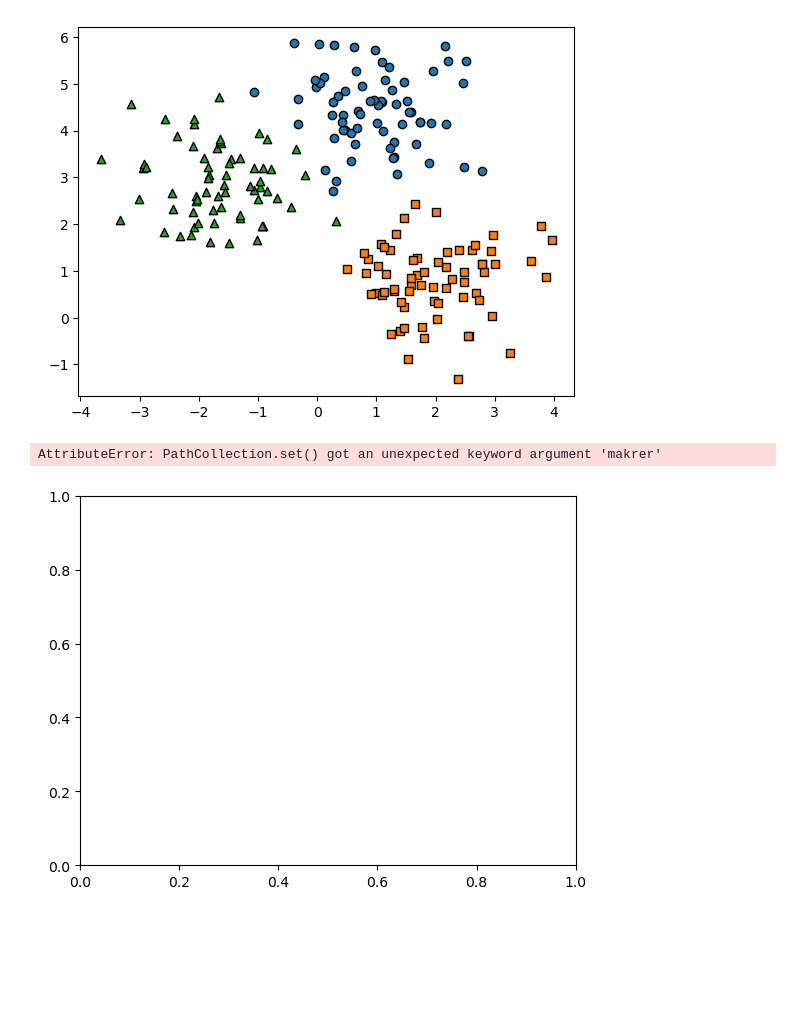
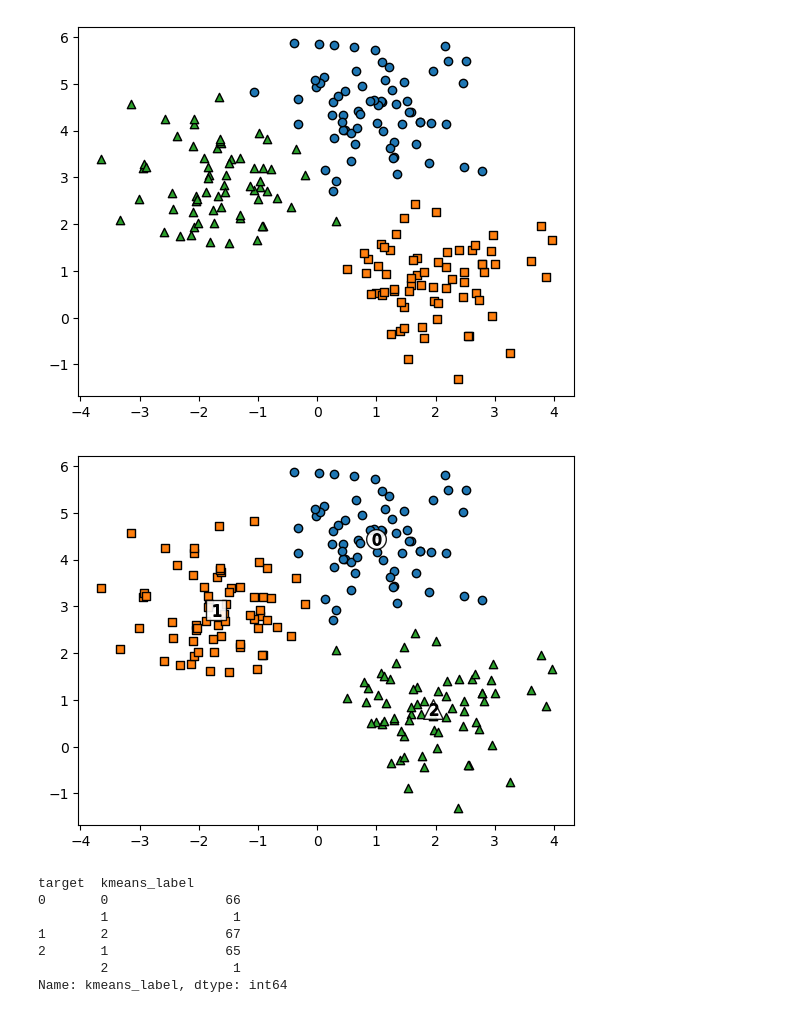
Before and after one commit to kimdyoc13/Cheese_house, a Jupyter notebook: chapter_7_clustering.ipynb, the cells around one changed output. Drawn from its saved outputs; the diff is of its cells as text; code cells hidden in the pictures; blank space fills up the shorter version.

```diff
--- a/chapter_7_clustering.ipynb
+++ b/chapter_7_clustering.ipynb
@@ -133,29 +133,38 @@ plt.show()
 [figure]
 # %%
 # KMeans 객체를 이용해 X 데이터를 K-Means 클러스터링 수행
-kmeans = KMeans(n_clusters = 3, init = 'k-means++', max_iter = 200, random_state = 0)
+kmeans = KMeans(n_clusters = 3, init ='k-means++', max_iter = 200, random_state = 0)
 cluster_labels = kmeans.fit_predict(X)
 clusterDF['kmeans_label'] = cluster_labels
 
 # cluster_centers_ 는 개별 클러스터의 중심 위치 좌표 시각화를 위해 추춣
 centers = kmeans.cluster_centers_
 unique_labels = np.unique(cluster_labels)
-markers = ['o', 'S', '^', 'P', 'D', 'H', 'x']
+markers = ['o', 's', '^', 'P', 'D', 'H', 'x']
 
 # 군집된 label 유형별로 iteration 하면서 marker 별로 scatter plot 수행
 for label in unique_labels:
     label_cluster = clusterDF[clusterDF['kmeans_label'] == label]
     center_x_y  = centers[label]
-    plt.scatter(x = label_cluster['ftr1'], y = label_cluster['ftr2'], edgecolor = 'k',
-                makrer = markers[label] )
+    plt.scatter(x=label_cluster['ftr1'], y=label_cluster['ftr2'], edgecolor = 'k',
+                marker = markers[label] )
 
     # 군집 별 중심 위치 좌표 시각화
     plt.scatter( x = center_x_y[0], y = center_x_y[1], s = 200, color =  'white',
-                alpha = 0.9, edgecolot = 'k', marker = markers[label])
+                alpha = 0.9, edgecolor = 'k', marker = markers[label])
     plt.scatter(x = center_x_y[0], y = center_x_y[1], s = 70, color = 'k', edgecolor = 'k',
                 marker = '$%d$' % label)
 
 plt.show()
 # %% [output]
-AttributeError: PathCollection.set() got an unexpected keyword argument 'makrer'
-[figure, old version]
+[figure, new version]
+# %%
+print(clusterDF.groupby('target')['kmeans_label'].value_counts())
+# %% [output]
+target  kmeans_label
+0       0               66
+        1                1
+1       2               67
+2       1               65
+        2                1
+Name: kmeans_label, dtype: int64
```
Also changed, not shown: parts of 2 cells of this notebook.
